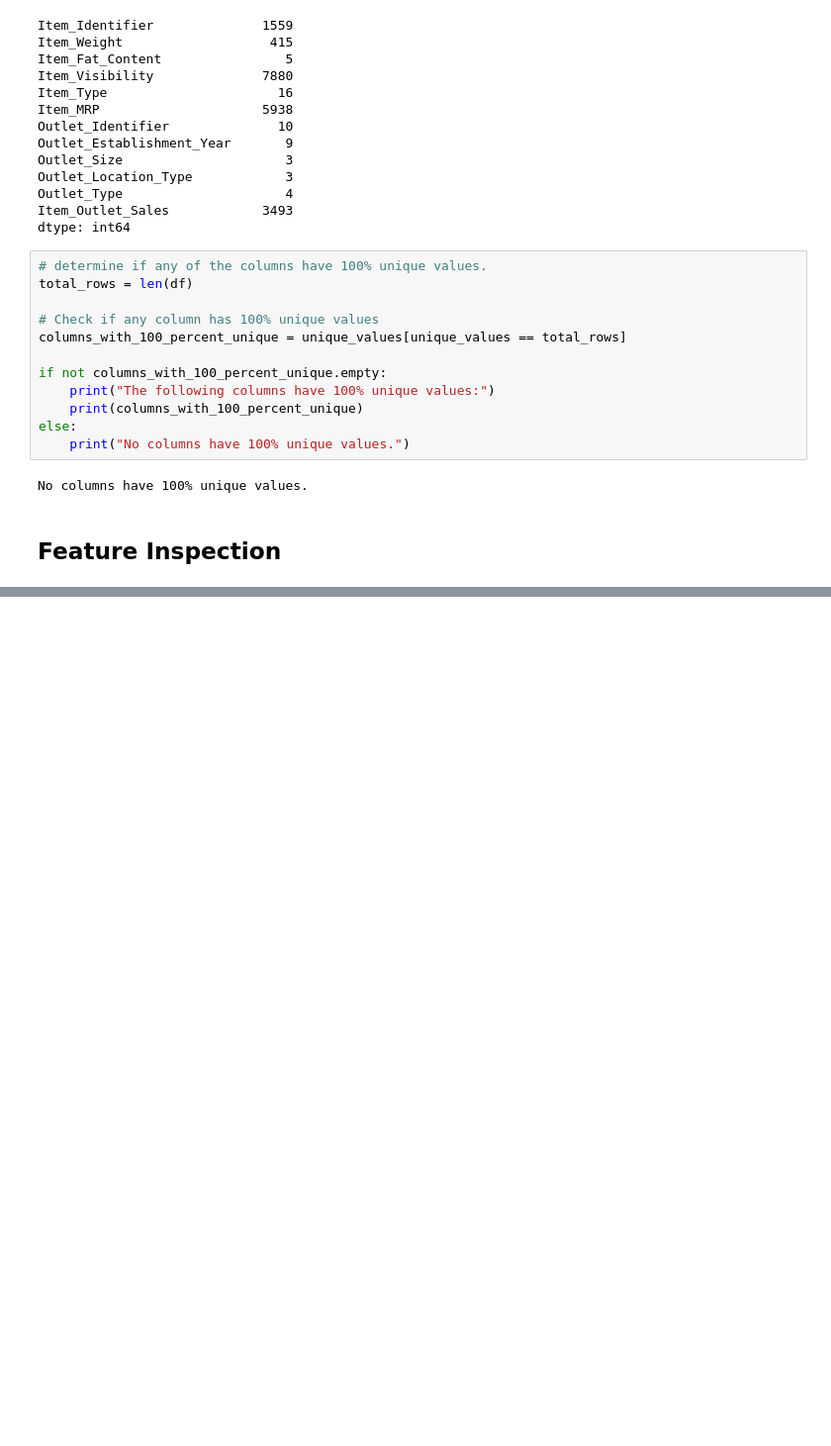
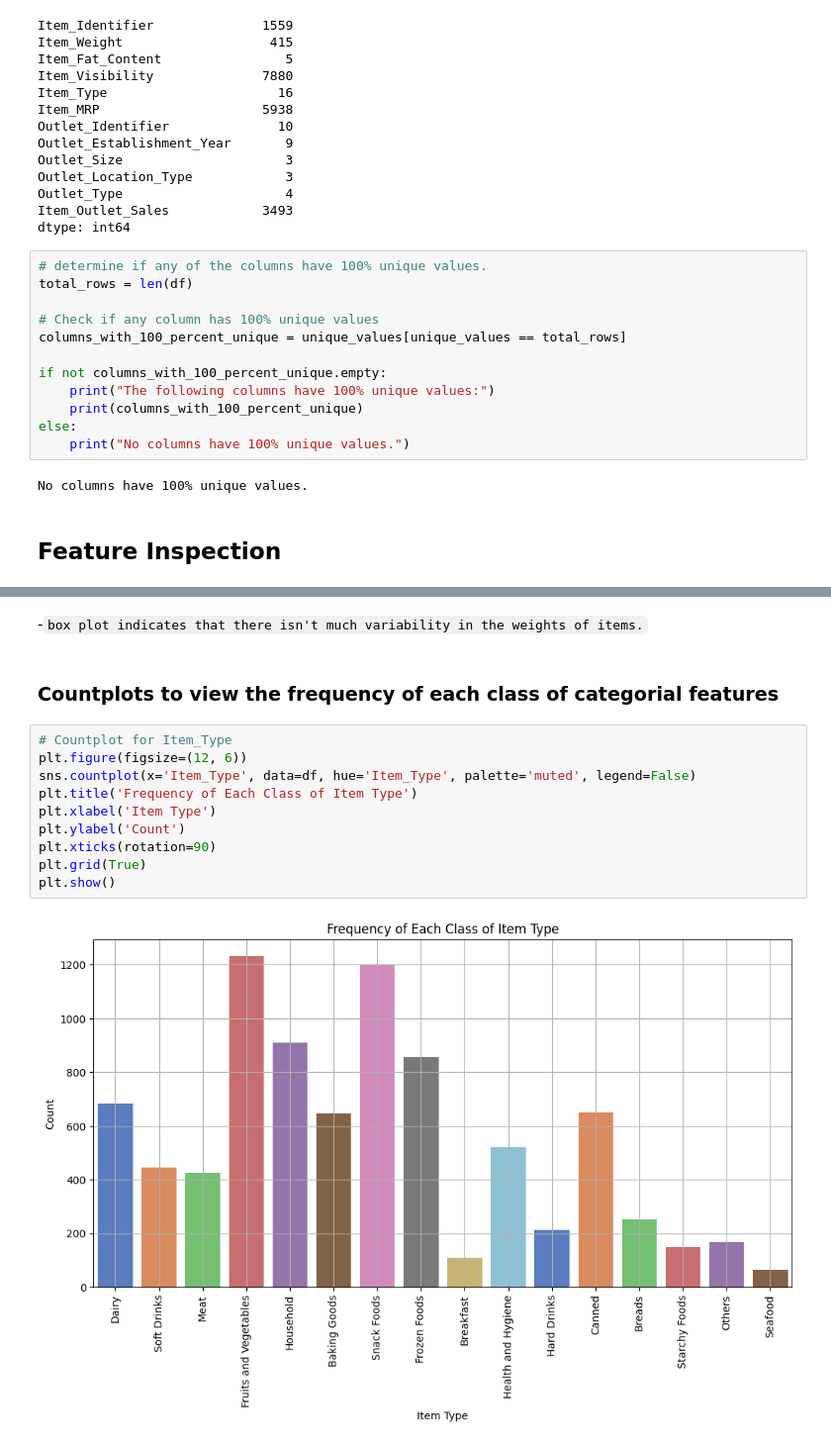
Before and after one commit to Mugishagentle/Prediction-of-Product-Sales, a Jupyter notebook: Prediction_of_Product_Sales_.ipynb, the cells around one changed output, grey strips where cells are left out. Shown at 99% size. Cells and saved outputs as stored; diff of their text form; blank space fills up the shorter version.

```diff
--- a/Prediction_of_Product_Sales_.ipynb
+++ b/Prediction_of_Product_Sales_.ipynb
@@ -130,0 +188,16 @@ No columns have 100% unique values.
+# %% [markdown]
+-`box plot indicates that there isn't much variability in the weights of items.`
+# %% [markdown]
+### Countplots to view the frequency of each class of categorial features
+# %%
+# Countplot for Item_Type
+plt.figure(figsize=(12, 6))
+sns.countplot(x='Item_Type', data=df, hue='Item_Type', palette='muted', legend=False)
+plt.title('Frequency of Each Class of Item Type')
+plt.xlabel('Item Type')
+plt.ylabel('Count')
+plt.xticks(rotation=90)
+plt.grid(True)
+plt.show()
+# %% [output]
+[figure, added]
```
Also changed, not shown: parts of 16 cells of this notebook.
